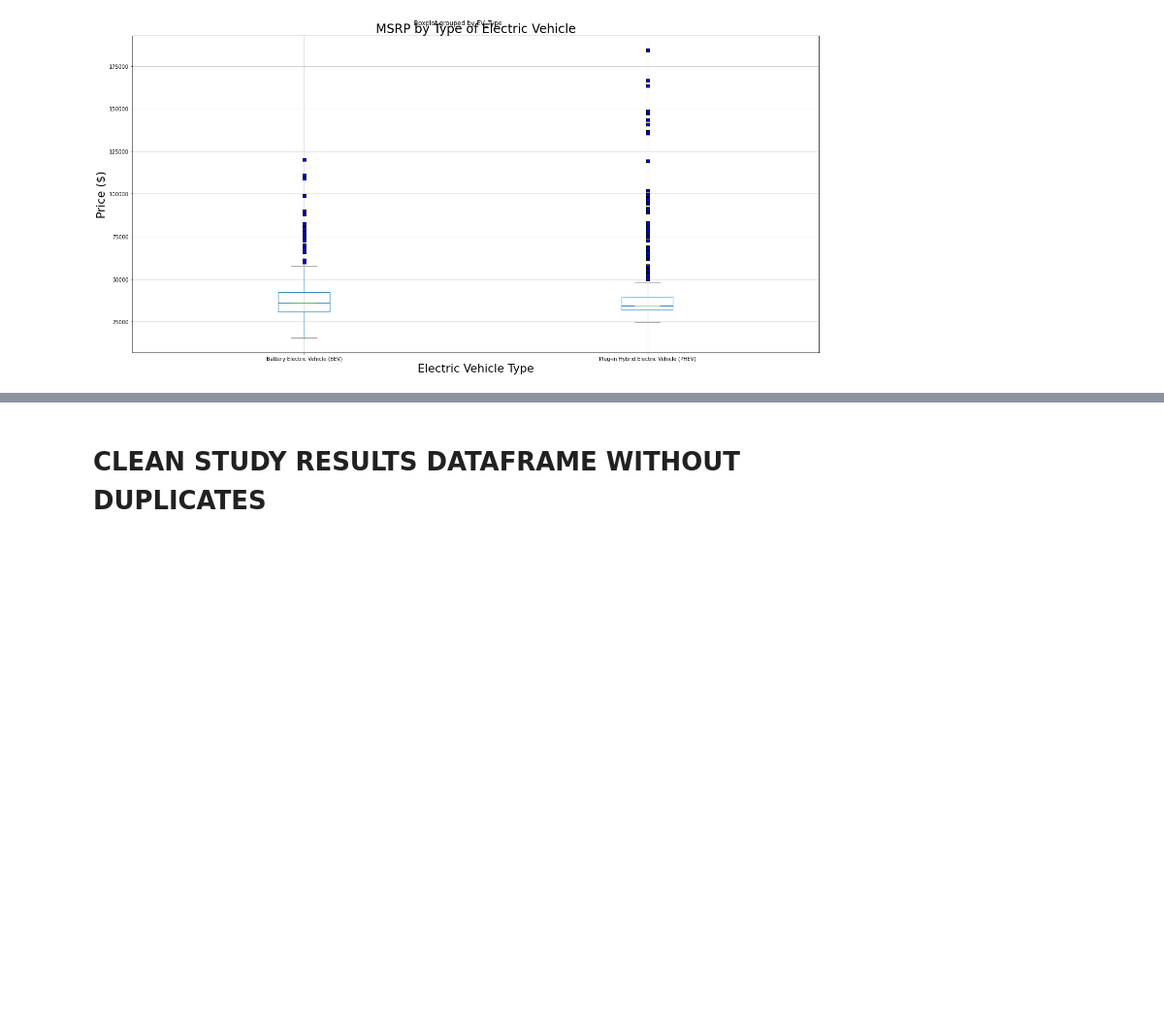
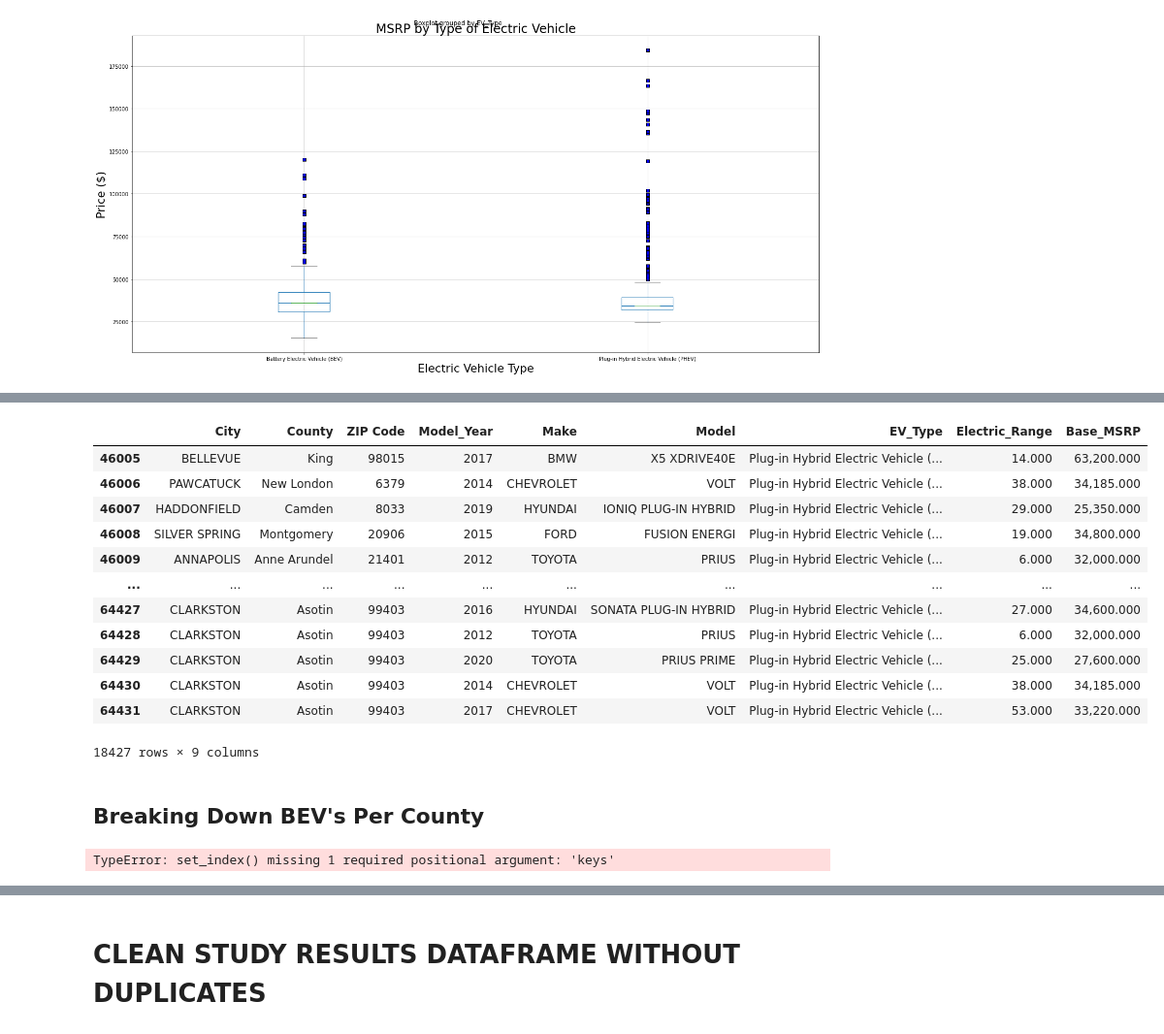
Before and after one commit to fbarillas08/Electric-Vehicles-in-WashingtonState, a Jupyter notebook: Project1_EV_WashingtonState.ipynb, the cells around one changed output, grey strips where cells are left out. Shown at 97% size. Drawn from its saved outputs; the diff is of its cells as text; code cells hidden in the pictures; blank space fills up the shorter version.

```diff
--- a/Project1_EV_WashingtonState.ipynb
+++ b/Project1_EV_WashingtonState.ipynb
@@ -119,0 +128,26 @@ pd.options.display.float_format = "{:,.3f}".format
+# %%
+PHEV_df = EV_raw_data[EV_raw_data.EV_Type== "Plug-in Hybrid Electric Vehicle (PHEV)"]
+PHEV_df
+# %% [output]
+|  | City | County | ZIP Code | Model_Year | Make | Model | EV_Type | Electric_Range | Base_MSRP |
+| 46005 | BELLEVUE | King | 98015 | 2017 | BMW | X5 XDRIVE40E | Plug-in Hybrid Electric Vehicle (... | 14.000 | 63,200.000 |
+| 46006 | PAWCATUCK | New London | 6379 | 2014 | CHEVROLET | VOLT | Plug-in Hybrid Electric Vehicle (... | 38.000 | 34,185.000 |
+| 46007 | HADDONFIELD | Camden | 8033 | 2019 | HYUNDAI | IONIQ PLUG-IN HYBRID | Plug-in Hybrid Electric Vehicle (... | 29.000 | 25,350.000 |
+| 46008 | SILVER SPRING | Montgomery | 20906 | 2015 | FORD | FUSION ENERGI | Plug-in Hybrid Electric Vehicle (... | 19.000 | 34,800.000 |
+| 46009 | ANNAPOLIS | Anne Arundel | 21401 | 2012 | TOYOTA | PRIUS | Plug-in Hybrid Electric Vehicle (... | 6.000 | 32,000.000 |
+| ... | ... | ... | ... | ... | ... | ... | ... | ... | ... |
+| 64427 | CLARKSTON | Asotin | 99403 | 2016 | HYUNDAI | SONATA PLUG-IN HYBRID | Plug-in Hybrid Electric Vehicle (... | 27.000 | 34,600.000 |
+| 64428 | CLARKSTON | Asotin | 99403 | 2012 | TOYOTA | PRIUS | Plug-in Hybrid Electric Vehicle (... | 6.000 | 32,000.000 |
+| 64429 | CLARKSTON | Asotin | 99403 | 2020 | TOYOTA | PRIUS PRIME | Plug-in Hybrid Electric Vehicle (... | 25.000 | 27,600.000 |
+| 64430 | CLARKSTON | Asotin | 99403 | 2014 | CHEVROLET | VOLT | Plug-in Hybrid Electric Vehicle (... | 38.000 | 34,185.000 |
+| 64431 | CLARKSTON | Asotin | 99403 | 2017 | CHEVROLET | VOLT | Plug-in Hybrid Electric Vehicle (... | 53.000 | 33,220.000 |
+18427 rows × 9 columns
+# %% [markdown]
+## Breaking Down BEV's Per County
+# %%
+BEV_Per_County_df = BEV_df.groupby("County").Make.count()
+BEV_Per_County_df = pd.DataFrame(BEV_Per_County_df)
+BEV_Per_County_df.set_index(drop=True)
+BEV_Per_County_df
+# %% [output]
+TypeError: set_index() missing 1 required positional argument: 'keys'
```
Also changed, not shown: parts of 17 cells of this notebook.
